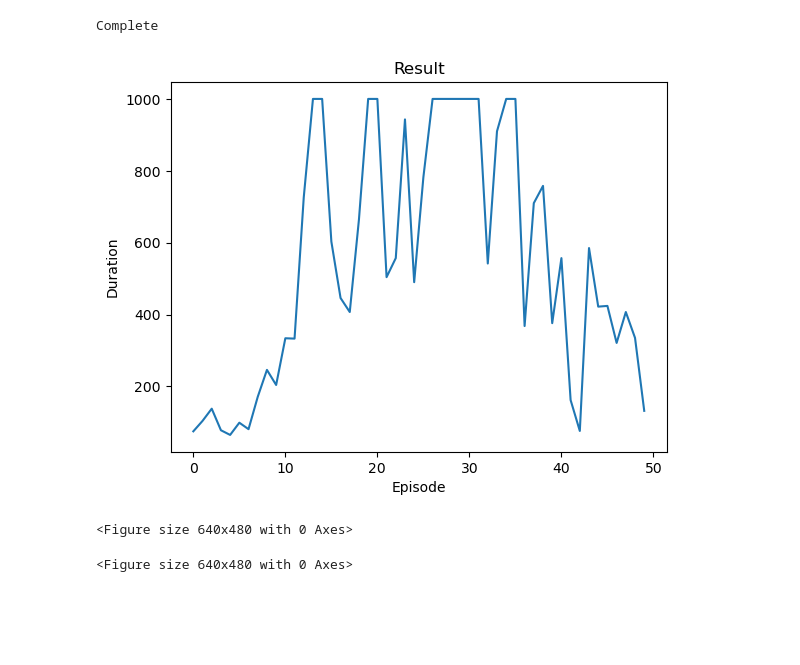
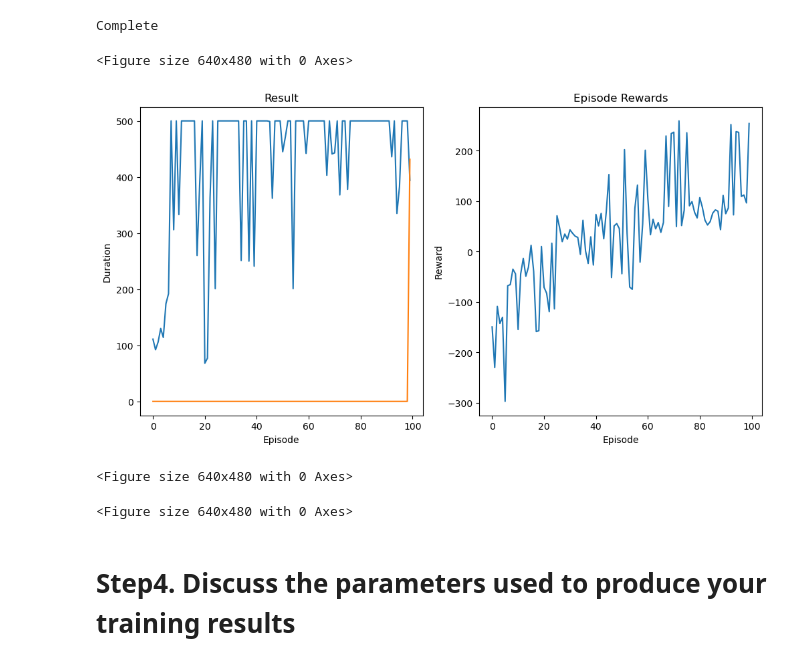
Before and after one commit to anjali-ojha/deep-learning, a Jupyter notebook: assignment/assignment-13/Anjali_Ojha_HW_13.ipynb, the cells around one changed output. Drawn from its saved outputs; the diff is of its cells as text; code cells hidden in the pictures; blank space fills up the shorter version.

```diff
--- a/assignment/assignment-13/Anjali_Ojha_HW_13.ipynb
+++ b/assignment/assignment-13/Anjali_Ojha_HW_13.ipynb
@@ -189,0 +99,19 @@ def plot_durations(show_result=False):
+# %%
+steps_done = 0
+
+
+def select_action(state):
+    """
+    t.max(1) will return the largest column value of each row.
+    second column on max result is index of where max element was
+    found, so we pick action with the larger expected reward.
+    """
+    global steps_done
+    sample = random.random()
+    eps_threshold = EPS_END + (EPS_START - EPS_END) * math.exp(-1. * steps_done / EPS_DECAY)
+    steps_done += 1
+    if sample > eps_threshold:
+        with torch.no_grad():
+            return policy_net(state).max(1).indices.view(1, 1)
+    else:
+        return torch.tensor([[env.action_space.sample()]], device=device, dtype=torch.long)
@@ -234,54 +203,62 @@ def optimize_model():
     torch.nn.utils.clip_grad_value_(policy_net.parameters(), 100)
     optimizer.step()
 # %%
-if torch.cuda.is_available():
-    num_episodes = 600
-else:
-    num_episodes = 50
+import numpy as np
+
+num_episodes = 500 if torch.cuda.is_available() else 100
+episode_durations = []
+episode_rewards = []
 
 for i_episode in range(num_episodes):
-    # Initialize the environment and get its state
+
     state, info = env.reset()
     state = torch.tensor(state, dtype=torch.float32, device=device).unsqueeze(0)
-    for t in count():
+    episode_reward = []
+    for t in range(500):
         action = select_action(state)
         observation, reward, terminated, truncated, _ = env.step(action.item())
-        reward = torch.tensor([reward], device=device)
+        reward = torch.tensor([np.float64(reward).astype(np.float32)], device=device)
         done = terminated or truncated
 
-        if terminated:
-            next_state = None
-        else:
-            next_state = torch.tensor(observation, dtype=torch.float32, device=device).unsqueeze(0)
+        next_state = None if terminated else torch.tensor(observation, dtype=torch.float32, device=device).unsqueeze(0)
 
-        # Store the transition in memory
-        memory.push(state, action, next_state, reward)
 
-        # Move to the next state
-        state = next_state
+        memory.push(state, action, next_state, reward) # Store the transition in memory
 
-        # Perform one step of the optimization (on the policy network)
-        optimize_model()
+        state = next_state # Move to the next state
 
-        # Soft update of the target network's weights
-        # θ′ ← τ θ + (1 −τ )θ′
+        optimize_model() # Perform one step of the optimization (on the policy network)
+
+
+        # Soft update of the target network's weights,  θ′ ← τ θ + (1 −τ )θ′
         target_net_state_dict = target_net.state_dict()
         policy_net_state_dict = policy_net.state_dict()
+
         for key in policy_net_state_dict:
             target_net_state_dict[key] = policy_net_state_dict[key]*TAU + target_net_state_dict[key]*(1-TAU)
         target_net.load_state_dict(target_net_state_dict)
 
+        episode_reward.append(reward.item())
         if done:
             episode_durations.append(t + 1)
-            plot_durations()
+            episode_rewards.append(sum(episode_reward))
+            plot_durations(episode_durations, episode_rewards)
             break
 
+    if not done:
+        episode_durations.append(t + 1)
+        episode_rewards.append(sum(episode_reward))
+        plot_durations(episode_durations, episode_rewards)
+
 print('Complete')
-plot_durations(show_result=True)
+plot_durations(episode_durations, episode_rewards, show_result=True)
 plt.ioff()
 plt.show()
 # %% [output]
 Complete
+<Figure size 640x480 with 0 Axes>
-[figure, old version]
+[figure, new version]
-<Figure size 640x480 with 0 Axes>
 <Figure size 640x480 with 0 Axes>
+<Figure size 640x480 with 0 Axes>
+# %% [markdown]
+# Step4. Discuss the parameters used to produce your training results
```
Also changed, not shown: parts of 21 cells of this notebook.
